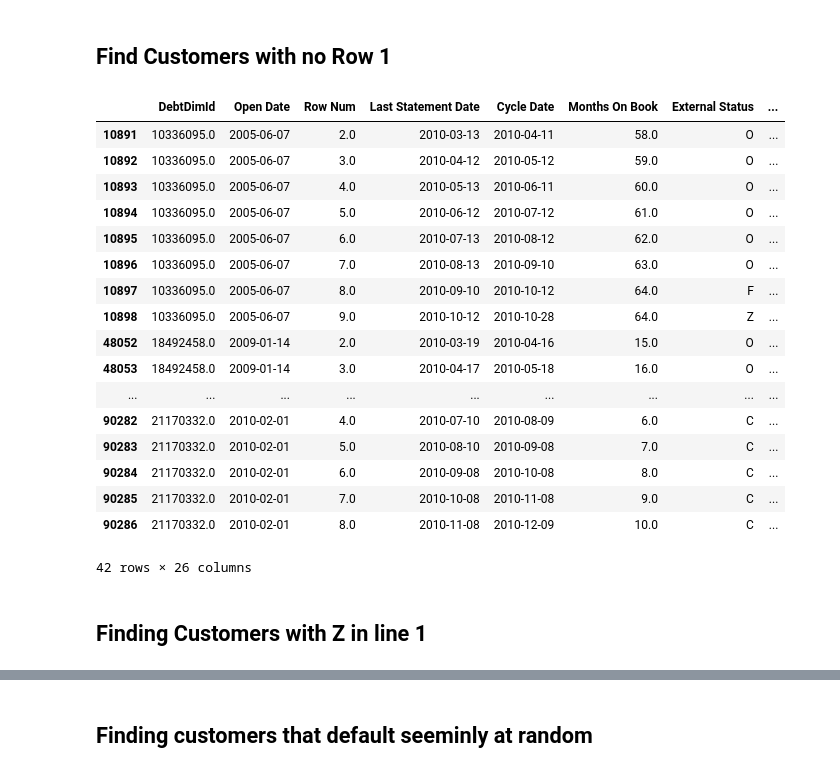
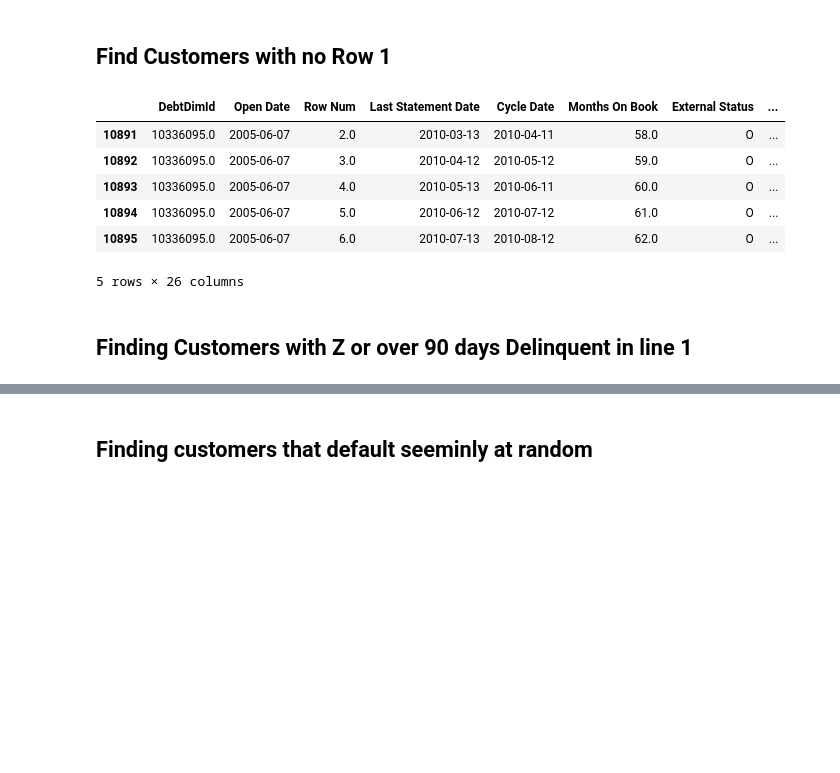
Before and after one commit to AustinHanson/STAT551-Midterm, a Jupyter notebook: Creating_Model_Data.ipynb, the cells around one changed output, grey strips where cells are left out. Drawn from its saved outputs; the diff is of its cells as text; code cells hidden in the pictures; blank space fills up the shorter version.

```diff
--- a/Creating_Model_Data.ipynb
+++ b/Creating_Model_Data.ipynb
@@ -61,34 +61,24 @@ data.drop('unique id', 1, inplace=True)
 # %%
 unique_id = data['DebtDimId'].unique() # get the unique Id for all of the data
 data['Cycle Date'] = pd.to_datetime(data['Cycle Date']) #convert the cycle date to datetime format
 
 no_row_1 = [] #create an empty list
 
 #run a for loop and append the empty list with the id name of customer with no row 1
 for ids in unique_id:
     if (data[data['DebtDimId'] == ids]['Row Num'].min() > 1):
         no_row_1.append(ids)
 
+Reasons = pd.DataFrame({'DebtDimId': no_row_1, 'Reason': 'No Row 1'})
 no_row_1_data = data[data['DebtDimId'].isin(no_row_1)] #extract the data from the dataframe
-no_row_1_data
+no_row_1_data.head()
 # %% [output]
 |  | DebtDimId | Open Date | Row Num | Last Statement Date | Cycle Date | Months On Book | External Status | ... |
 | 10891 | 10336095.0 | 2005-06-07 | 2.0 | 2010-03-13 | 2010-04-11 | 58.0 | O | ... |
 | 10892 | 10336095.0 | 2005-06-07 | 3.0 | 2010-04-12 | 2010-05-12 | 59.0 | O | ... |
 | 10893 | 10336095.0 | 2005-06-07 | 4.0 | 2010-05-13 | 2010-06-11 | 60.0 | O | ... |
 | 10894 | 10336095.0 | 2005-06-07 | 5.0 | 2010-06-12 | 2010-07-12 | 61.0 | O | ... |
 | 10895 | 10336095.0 | 2005-06-07 | 6.0 | 2010-07-13 | 2010-08-12 | 62.0 | O | ... |
-| 10896 | 10336095.0 | 2005-06-07 | 7.0 | 2010-08-13 | 2010-09-10 | 63.0 | O | ... |
-| 10897 | 10336095.0 | 2005-06-07 | 8.0 | 2010-09-10 | 2010-10-12 | 64.0 | F | ... |
-| 10898 | 10336095.0 | 2005-06-07 | 9.0 | 2010-10-12 | 2010-10-28 | 64.0 | Z | ... |
-| 48052 | 18492458.0 | 2009-01-14 | 2.0 | 2010-03-19 | 2010-04-16 | 15.0 | O | ... |
-| 48053 | 18492458.0 | 2009-01-14 | 3.0 | 2010-04-17 | 2010-05-18 | 16.0 | O | ... |
-| ... | ... | ... | ... | ... | ... | ... | ... | ... |
-| 90282 | 21170332.0 | 2010-02-01 | 4.0 | 2010-07-10 | 2010-08-09 | 6.0 | C | ... |
-| 90283 | 21170332.0 | 2010-02-01 | 5.0 | 2010-08-10 | 2010-09-08 | 7.0 | C | ... |
-| 90284 | 21170332.0 | 2010-02-01 | 6.0 | 2010-09-08 | 2010-10-08 | 8.0 | C | ... |
-| 90285 | 21170332.0 | 2010-02-01 | 7.0 | 2010-10-08 | 2010-11-08 | 9.0 | C | ... |
-| 90286 | 21170332.0 | 2010-02-01 | 8.0 | 2010-11-08 | 2010-12-09 | 10.0 | C | ... |
-42 rows × 26 columns
+5 rows × 26 columns
 # %% [markdown]
-## Finding Customers with Z in line 1
+## Finding Customers with Z or over 90 days Delinquent in line 1
```
Also changed, not shown: parts of 11 cells of this notebook.
